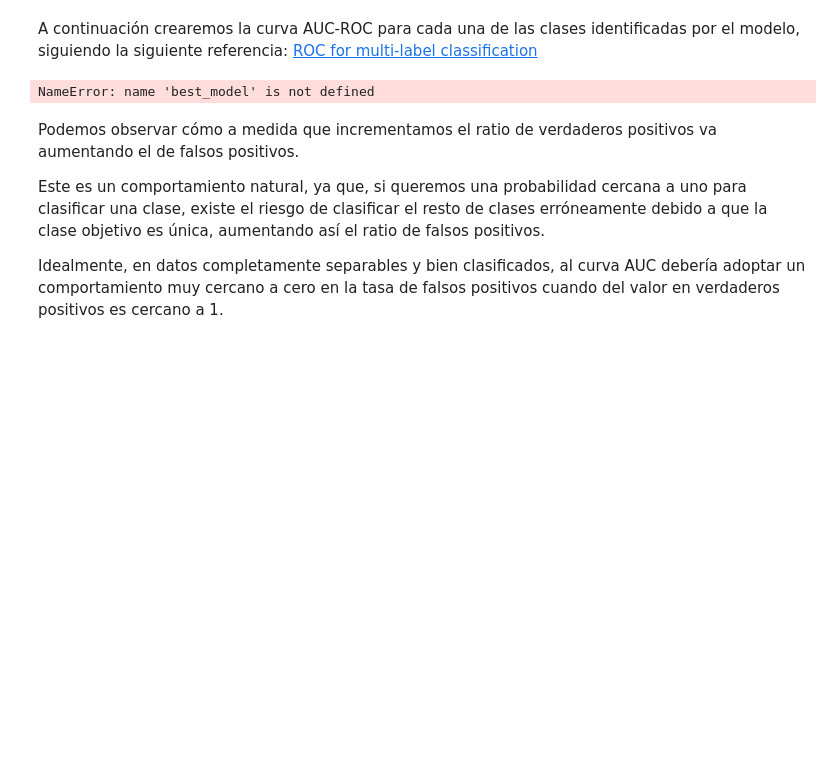
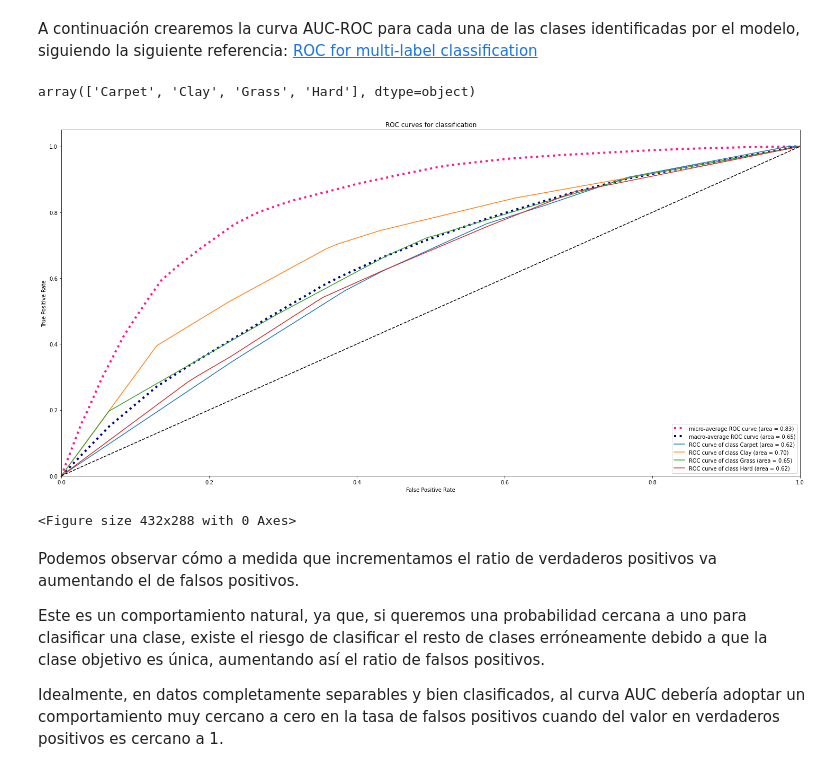
Before and after one commit to luperezsal/DM-Classification-Tree, a Jupyter notebook: Classification.ipynb, the cells around one changed output. Cells and saved outputs as stored; diff of their text form; code cells hidden in the pictures; blank space fills up the shorter version.

Commit message:
[FIX] Change classes to len(classes)

```diff
--- a/Classification.ipynb
+++ b/Classification.ipynb
@@ -662,6 +666,10 @@ array(['Carpet', 'Clay', 'Grass', 'Hard'], dtype=object)
 ### Plot AUC-ROC Curve
 # %% [markdown]
 A continuación crearemos la curva AUC-ROC para cada una de las clases identificadas por el modelo, siguiendo la siguiente referencia:  [ROC for multi-label classification](https://scikit-learn.org/stable/auto_examples/model_selection/plot_roc.html)
+# %%
+classes
+# %% [output]
+array(['Carpet', 'Clay', 'Grass', 'Hard'], dtype=object)
 # %%
 from sklearn import metrics
 from sklearn.metrics import roc_curve, roc_auc_score, auc
@@ -685,7 +693,7 @@ fpr["micro"], tpr["micro"], _ = roc_curve(onehot_encoded.ravel(), y_pred_proba.r
 roc_auc["micro"] = auc(fpr["micro"], tpr["micro"])
 
 
-all_fpr = np.unique(np.concatenate([fpr[i] for i in range(classes)]))
+all_fpr = np.unique(np.concatenate([fpr[i] for i in range(len(classes))]))
 
 # Then interpolate all ROC curves at this points
 mean_tpr = np.zeros_like(all_fpr)
@@ -713,35 +721,36 @@ plt.plot(
 
 plt.plot(
     fpr["macro"],
     tpr["macro"],
     label="macro-average ROC curve (area = {0:0.2f})".format(roc_auc["macro"]),
     color="navy",
     linestyle=":",
     linewidth=4,
 )
 
 for i in range(len(classes)):
     plt.plot(
         fpr[i],
         tpr[i],
         label = "ROC curve of class {0} (area = {1:0.2f})".format(best_model.classes_[i], roc_auc[i])
     )
 
 
-plt.plot([0, 1], [0, 1], "k--", lw=lw)
+plt.plot([0, 1], [0, 1], "k--")
 plt.xlim([0.0, 1.0])
 plt.ylim([0.0, 1.05])
 plt.xlabel("False Positive Rate")
 plt.ylabel("True Positive Rate")
 plt.title("ROC curves for classification")
 plt.legend(loc="lower right")
 plt.show()
 
 FILE_NAME = f"DT_{best_model.get_depth()}_{MODEL_TIMESTAMP}.png"
 
 plt.savefig(AUC_ROC_PATH + FILE_NAME, dpi = resolution)
 # %% [output]
+[figure, added]
-NameError: name 'best_model' is not defined
+<Figure size 432x288 with 0 Axes>
 # %% [markdown]
 Podemos observar cómo a medida que incrementamos el ratio de verdaderos positivos va aumentando el de falsos positivos.
 
```
Also changed, not shown: parts of 9 cells of this notebook.
